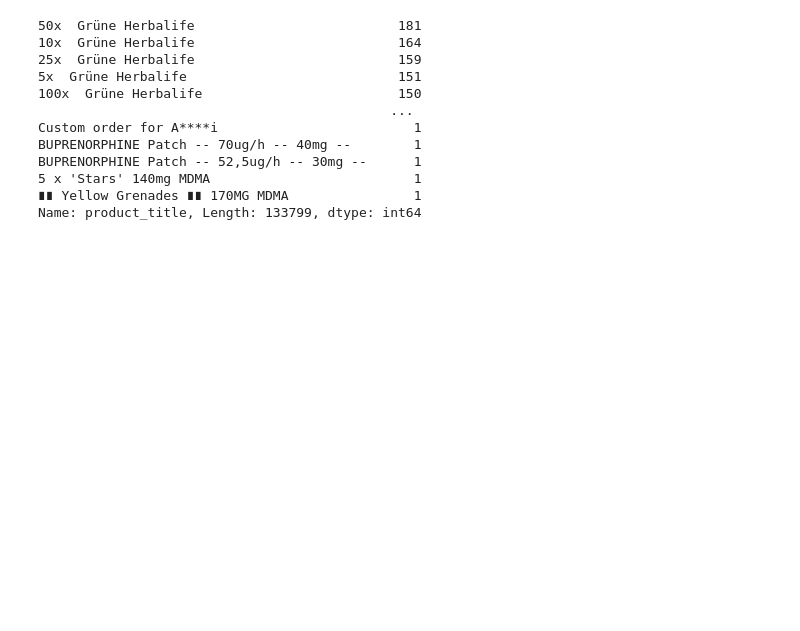
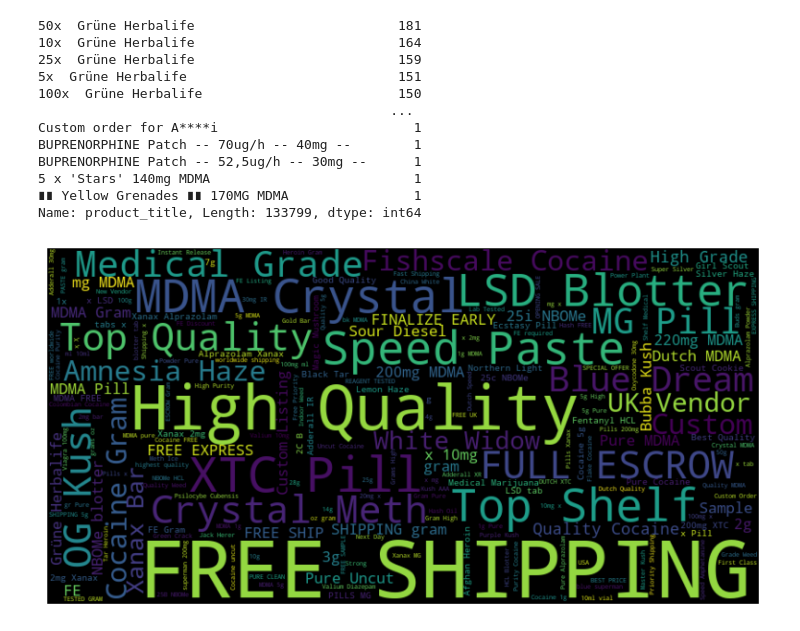
Before and after one commit to davide-beltrame/cybercrime-aho, a Jupyter notebook: main.ipynb, the cells around one changed output. Saved outputs shown, nothing was run; the diff lists cells and outputs as text; code cells hidden in the pictures; blank space fills up the shorter version.

```diff
--- a/main.ipynb
+++ b/main.ipynb
@@ -144,0 +161,35 @@ Name: product_title, Length: 133799, dtype: int64
+# %%
+# Create a list of stopwords
+stop_words = set(stopwords.words('english'))
+
+# Create a WordNet Lemmatizer
+lemmatizer = WordNetLemmatizer()
+
+# Create a Porter Stemmer
+stemmer = PorterStemmer()
+
+# Tokenize the 'product_title' column
+# first convert into string
+df['product_title'] = df['product_title'].astype(str)
+df['product_title_tokens'] = df['product_title'].apply(word_tokenize)
+# TypeError: expected string or bytes-like object
+
+
+# Remove stopwords from the 'product_title' column
+df['product_title_tokens'] = df['product_title_tokens'].apply(lambda x: [word for word in x if word.lower() not in stop_words])
+
+# Lemmatize the 'product_title' column
+df['product_title_tokens'] = df['product_title_tokens'].apply(lambda x: [lemmatizer.lemmatize(word) for word in x])
+
+# Stem the 'product_title' column
+df['product_title_tokens'] = df['product_title_tokens'].apply(lambda x: [stemmer.stem(word) for word in x])
+
+# Create a WordCloud of the 'product_title' column
+text = ' '.join(df['product_title'])
+wordcloud = WordCloud(width=800, height=400).generate(text)
+plt.figure(figsize=(10, 5))
+plt.imshow(wordcloud, interpolation='bilinear')
+plt.axis('off')
+plt.show()
+# %% [output]
+[figure, added]
```
Also changed, not shown: parts of 4 cells of this notebook.
